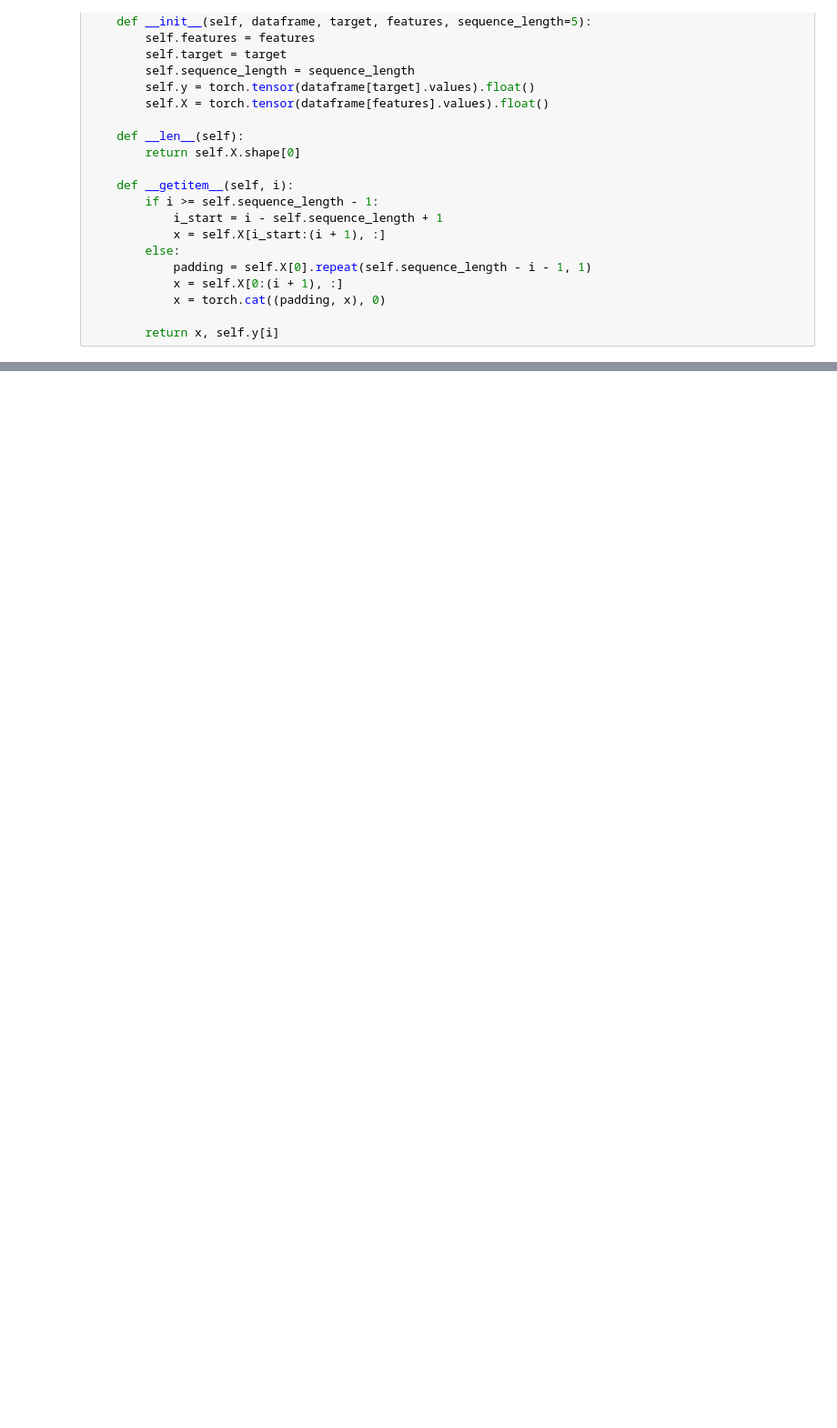
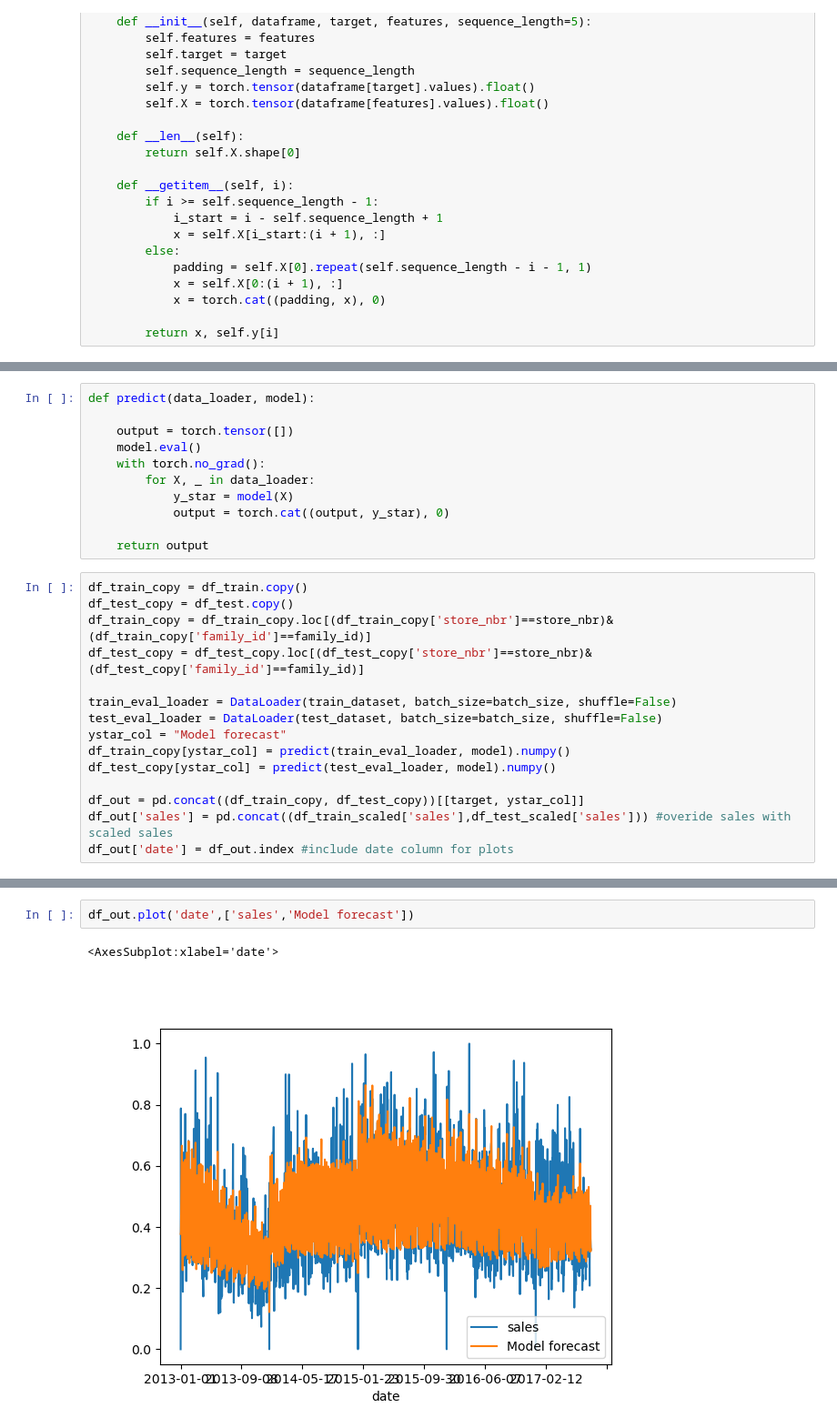
Before and after one commit to PGestrich/AML-Time-Series-Forecasting, a Jupyter notebook: test_pytorch_lstm.ipynb, the cells around one changed output, grey strips where cells are left out. Shown at 91% size. Drawn from its saved outputs; the diff is of its cells as text; blank space fills up the shorter version.

```diff
--- a/test_pytorch_lstm.ipynb
+++ b/test_pytorch_lstm.ipynb
@@ -155,0 +365,26 @@ torch.Size([5, 7])
+# %%
+def predict(data_loader, model):
+
+    output = torch.tensor([])
+    model.eval()
+    with torch.no_grad():
+        for X, _ in data_loader:
+            y_star = model(X)
+            output = torch.cat((output, y_star), 0)
+
+    return output
+# %%
+df_train_copy = df_train.copy()
+df_test_copy = df_test.copy()
+df_train_copy = df_train_copy.loc[(df_train_copy['store_nbr']==store_nbr)&(df_train_copy['family_id']==family_id)]
+df_test_copy = df_test_copy.loc[(df_test_copy['store_nbr']==store_nbr)&(df_test_copy['family_id']==family_id)]
+
+train_eval_loader = DataLoader(train_dataset, batch_size=batch_size, shuffle=False)
+test_eval_loader = DataLoader(test_dataset, batch_size=batch_size, shuffle=False)
+ystar_col = "Model forecast"
+df_train_copy[ystar_col] = predict(train_eval_loader, model).numpy()
+df_test_copy[ystar_col] = predict(test_eval_loader, model).numpy()
+
+df_out = pd.concat((df_train_copy, df_test_copy))[[target, ystar_col]]
+df_out['sales'] = pd.concat((df_train_scaled['sales'],df_test_scaled['sales'])) #overide sales with scaled sales
+df_out['date'] = df_out.index #include date column for plots
@@ -155,0 +408,5 @@ torch.Size([5, 7])
+# %%
+df_out.plot('date',['sales','Model forecast'])
+# %% [output]
+<AxesSubplot:xlabel='date'>
+[figure, added]
```
Also changed, not shown: parts of 42 cells of this notebook.
